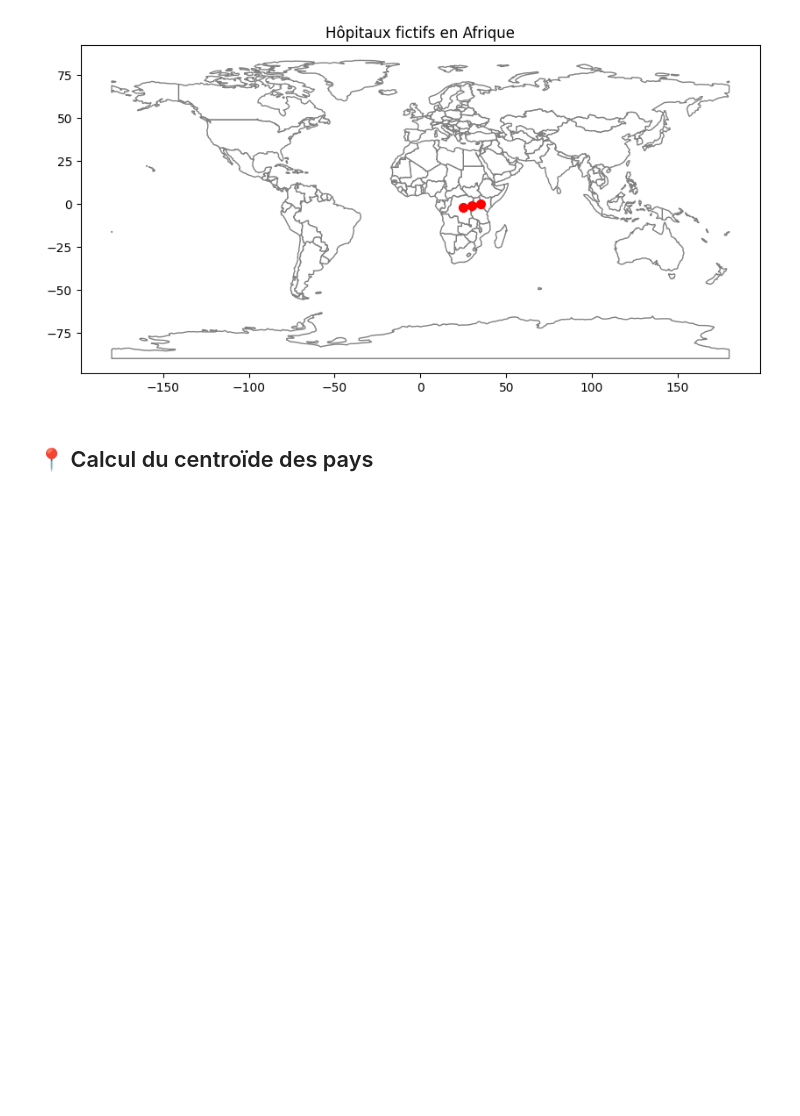
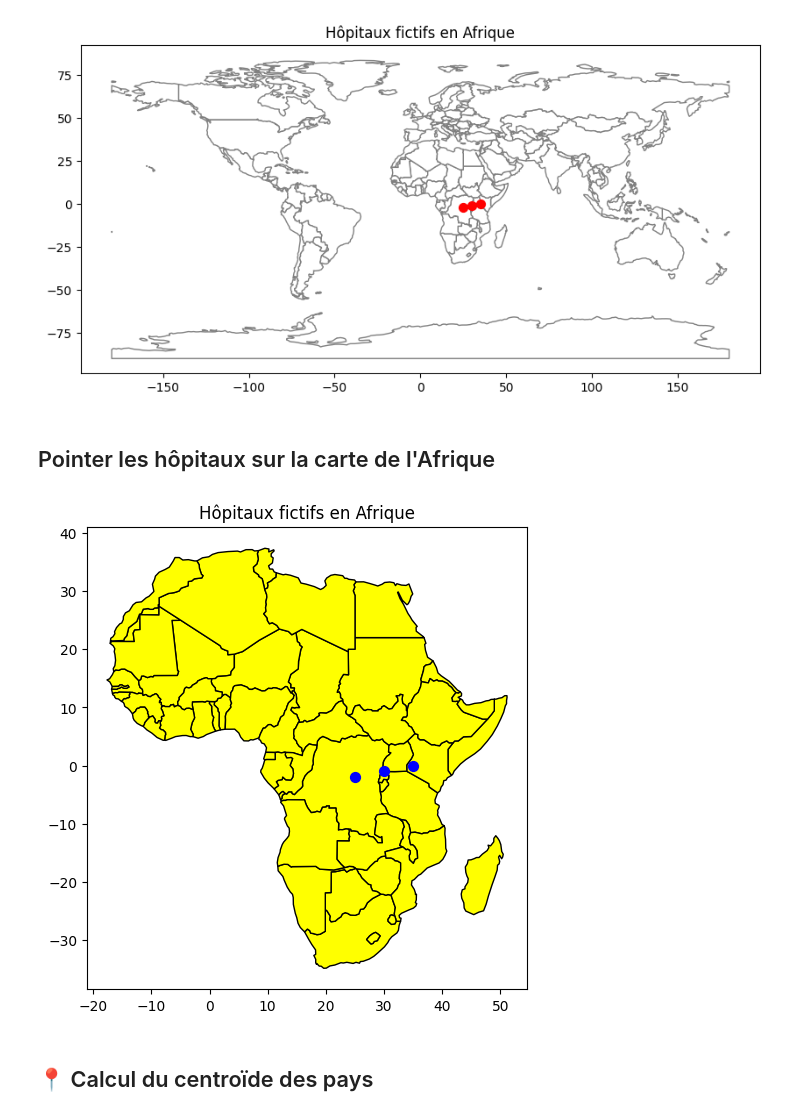
Before and after one commit to DestinBir/Python_Course_For_DataScientist, a Jupyter notebook: Semaine_6/jour12_analyse_spatiale_avancee.ipynb, the cells around one changed output. Cells and saved outputs as stored; diff of their text form; code cells hidden in the pictures; blank space fills up the shorter version.

Commit message:
adding a plotting on the africa country

```diff
--- a/Semaine_6/jour12_analyse_spatiale_avancee.ipynb
+++ b/Semaine_6/jour12_analyse_spatiale_avancee.ipynb
@@ -38,6 +38,16 @@ plt.title('Hôpitaux fictifs en Afrique')
 plt.show()
 # %% [output]
 [figure]
+# %% [markdown]
+## Pointer les hôpitaux sur la carte de l'Afrique
+# %%
+africa = world[world['CONTINENT'] == 'Africa']
+africa_base = africa.plot(color='yellow', edgecolor='black', figsize=(10, 6))
+hospitals.plot(ax=africa_base, color='blue', markersize=50)
+plt.title('Hôpitaux fictifs en Afrique')
+plt.show()
+# %% [output]
+[figure, added]
 # %% [markdown]
 ## 📍 Calcul du centroïde des pays
 # %%
```
